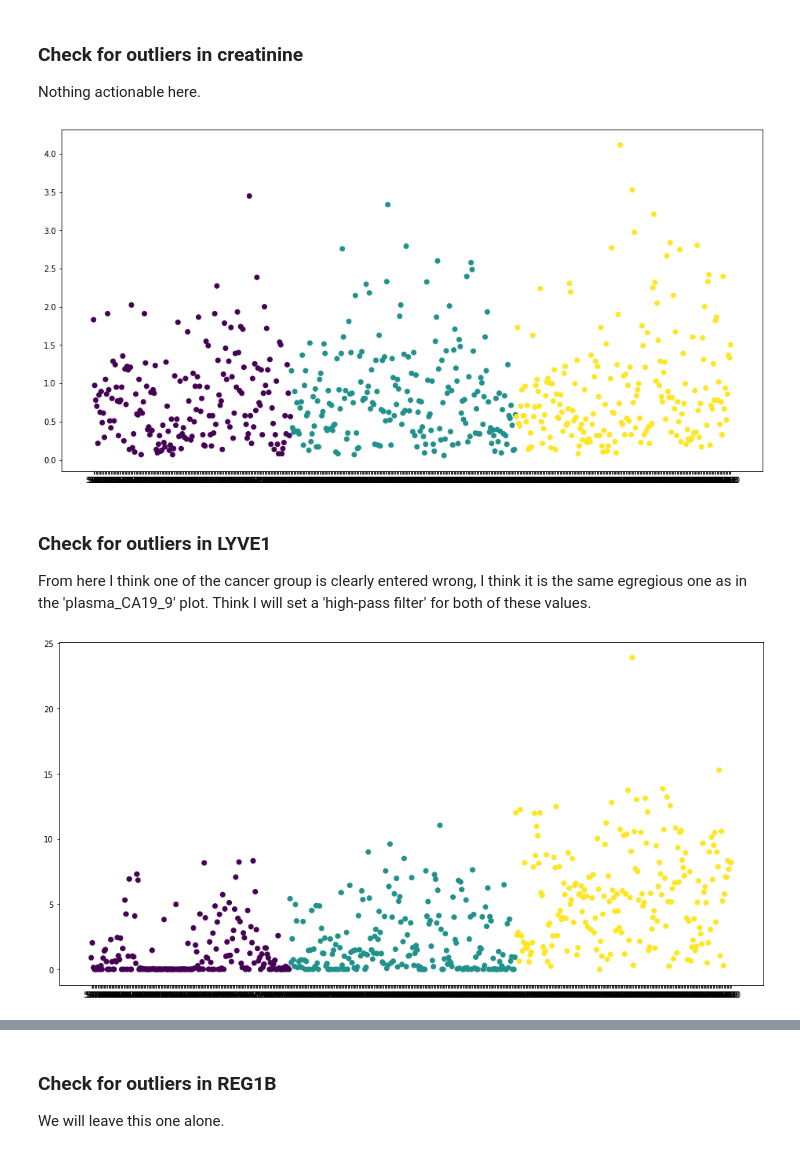
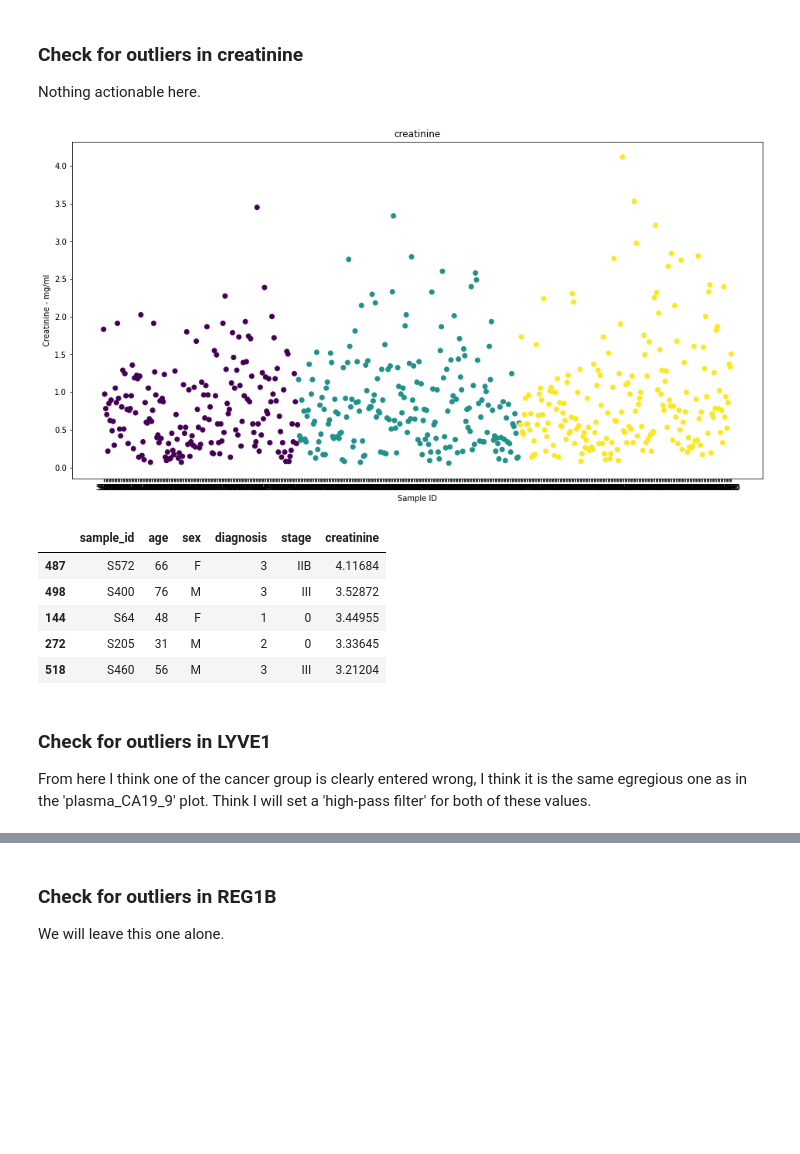
Before and after one commit to WillMc93/Kaggle-Bioassay-Datasets, a Jupyter notebook: Analysis.ipynb, the cells around one changed output, grey strips where cells are left out. Drawn from its saved outputs; the diff is of its cells as text; code cells hidden in the pictures; blank space fills up the shorter version.

```diff
--- a/Analysis.ipynb
+++ b/Analysis.ipynb
@@ -83,19 +203,21 @@ plt.show()
 ### Check for outliers in creatinine
 
 Nothing actionable here.
-# %%
-fig, ax = plt.subplots(figsize=(16,8))
-ax.scatter(df_clean['sample_id'], df_clean['creatinine'], c=df_clean['diagnosis'])
-plt.show()
-# %% [output]
-[figure, removed]
+# %%
+# Show scatterplot
+show_plots('creatinine', ylabel='Creatinine - mg/ml')
+
+# Show top 5
+show_top_five('creatinine')
+# %% [output]
+[figure, added]
+|  | sample_id | age | sex | diagnosis | stage | creatinine |
+| 487 | S572 | 66 | F | 3 | IIB | 4.11684 |
+| 498 | S400 | 76 | M | 3 | III | 3.52872 |
+| 144 | S64 | 48 | F | 1 | 0 | 3.44955 |
+| 272 | S205 | 31 | M | 2 | 0 | 3.33645 |
+| 518 | S460 | 56 | M | 3 | III | 3.21204 |
 # %% [markdown]
 ### Check for outliers in LYVE1
 
 From here I think one of the cancer group is clearly entered wrong, I think it is the same egregious one as in the 'plasma_CA19_9' plot. Think I will set a 'high-pass filter' for both of these values.
-# %%
-fig, ax = plt.subplots(figsize=(16,8))
-ax.scatter(df_clean['sample_id'], df_clean['LYVE1'], c=df_clean['diagnosis'])
-plt.show()
-# %% [output]
-[figure, removed]
```
Also changed, not shown: parts of 26 cells of this notebook.
